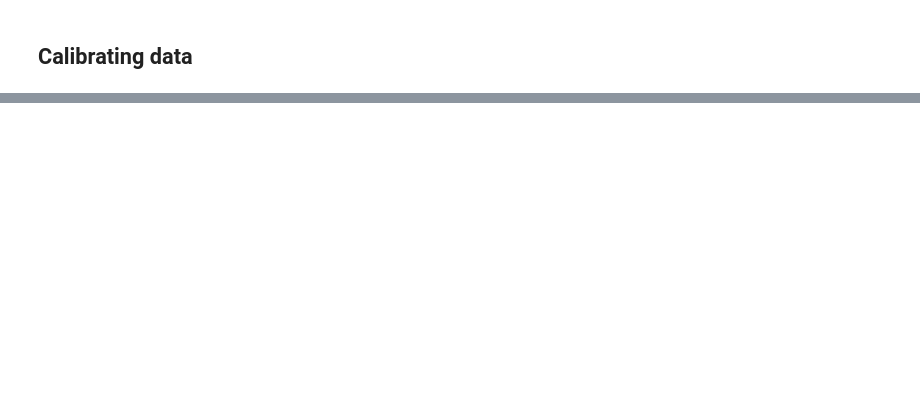
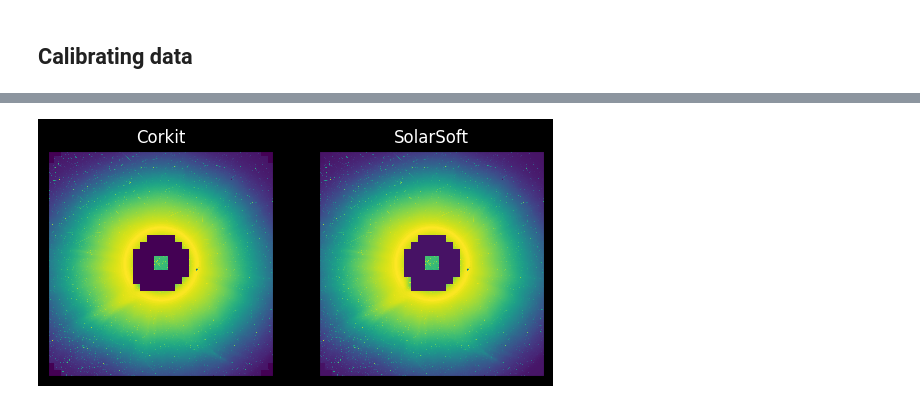
Before and after one commit to Jorgedavyd/CorKit, a Jupyter notebook: example.ipynb, the cells around one changed output, grey strips where cells are left out. Drawn from its saved outputs; the diff is of its cells as text; code cells hidden in the pictures; blank space fills up the shorter version.

Commit message:
1.0.12 Adding new visualization features, CME analysis, fixed nonetype img

```diff
--- a/example.ipynb
+++ b/example.ipynb
@@ -53,31 +100,33 @@ def prepare_img(img):
 
 norm = prepare_img(img)
 norm1 = prepare_img(img1)
 
 #plot
 fig, ax = plt.subplots(1, 2)
 cmap = copy.copy(matplotlib.colormaps['gray'])
 cmap.set_bad(color='red')
 
 # For CorKit
-im1 = ax[0].imshow(img.T, norm=norm, interpolation='nearest', origin='lower')
+im1 = ax[0].imshow(img, norm=norm, interpolation='nearest', origin='lower')
 ax[0].set(title='Corkit')
 ax[0].set_facecolor('black')
 ax[0].set_xticks([])
 ax[0].set_yticks([])
 
 # For Solarsoft
 im2 = ax[1].imshow(img1, norm=norm1, interpolation='nearest', origin='lower')
 ax[1].set(title='SolarSoft')
 ax[1].set_facecolor('black')
 ax[1].set_xticks([])
 ax[1].set_yticks([])
 
 fig.patch.set_facecolor('black')
 
 for axis in ax:
     axis.title.set_color('white')
 
 plt.savefig('docs/examples/c2.png', facecolor='black', bbox_inches='tight')
 
 plt.show()
+# %% [output]
+[figure, added]
```
Also changed, not shown: parts of 10 cells of this notebook, 8 other files.
